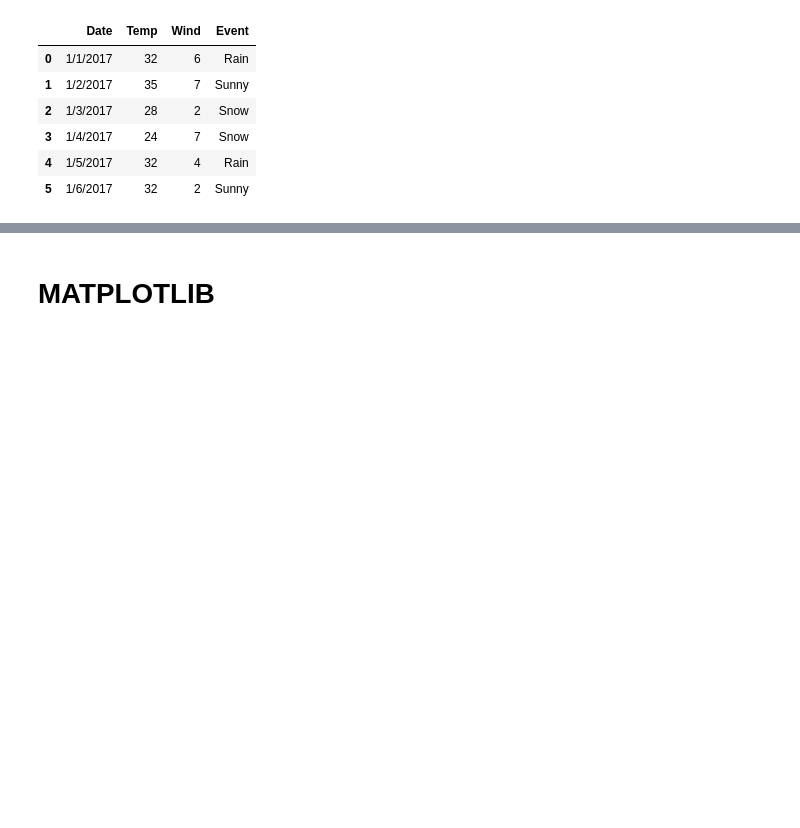
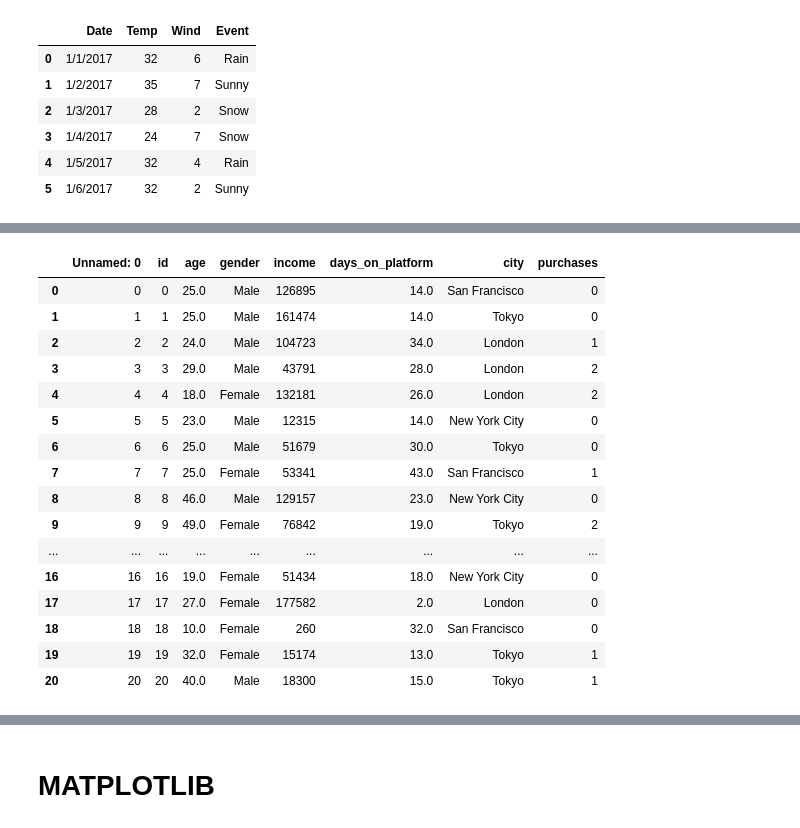
Before and after one commit to KoreDare/Python_Bootcamp, a Jupyter notebook: Python_Basics.ipynb, the cells around one changed output, grey strips where cells are left out. Drawn from its saved outputs; the diff is of its cells as text; code cells hidden in the pictures; blank space fills up the shorter version.

```diff
--- a/Python_Basics.ipynb
+++ b/Python_Basics.ipynb
@@ -986,0 +1060,24 @@ df2
+# %%
+new_df5 = df5.fillna({
+    'age':25,
+    'days_on_platform':10,
+    })
+new_df5
+# %% [output]
+|  | Unnamed: 0 | id | age | gender | income | days_on_platform | city | purchases |
+| 0 | 0 | 0 | 25.0 | Male | 126895 | 14.0 | San Francisco | 0 |
+| 1 | 1 | 1 | 25.0 | Male | 161474 | 14.0 | Tokyo | 0 |
+| 2 | 2 | 2 | 24.0 | Male | 104723 | 34.0 | London | 1 |
+| 3 | 3 | 3 | 29.0 | Male | 43791 | 28.0 | London | 2 |
+| 4 | 4 | 4 | 18.0 | Female | 132181 | 26.0 | London | 2 |
+| 5 | 5 | 5 | 23.0 | Male | 12315 | 14.0 | New York City | 0 |
+| 6 | 6 | 6 | 25.0 | Male | 51679 | 30.0 | Tokyo | 0 |
+| 7 | 7 | 7 | 25.0 | Female | 53341 | 43.0 | San Francisco | 1 |
+| 8 | 8 | 8 | 46.0 | Male | 129157 | 23.0 | New York City | 0 |
+| 9 | 9 | 9 | 49.0 | Female | 76842 | 19.0 | Tokyo | 2 |
+| ... | ... | ... | ... | ... | ... | ... | ... | ... |
+| 16 | 16 | 16 | 19.0 | Female | 51434 | 18.0 | New York City | 0 |
+| 17 | 17 | 17 | 27.0 | Female | 177582 | 2.0 | London | 0 |
+| 18 | 18 | 18 | 10.0 | Female | 260 | 32.0 | San Francisco | 0 |
+| 19 | 19 | 19 | 32.0 | Female | 15174 | 13.0 | Tokyo | 1 |
+| 20 | 20 | 20 | 40.0 | Male | 18300 | 15.0 | Tokyo | 1 |
```
Also changed, not shown: parts of 38 cells of this notebook.
